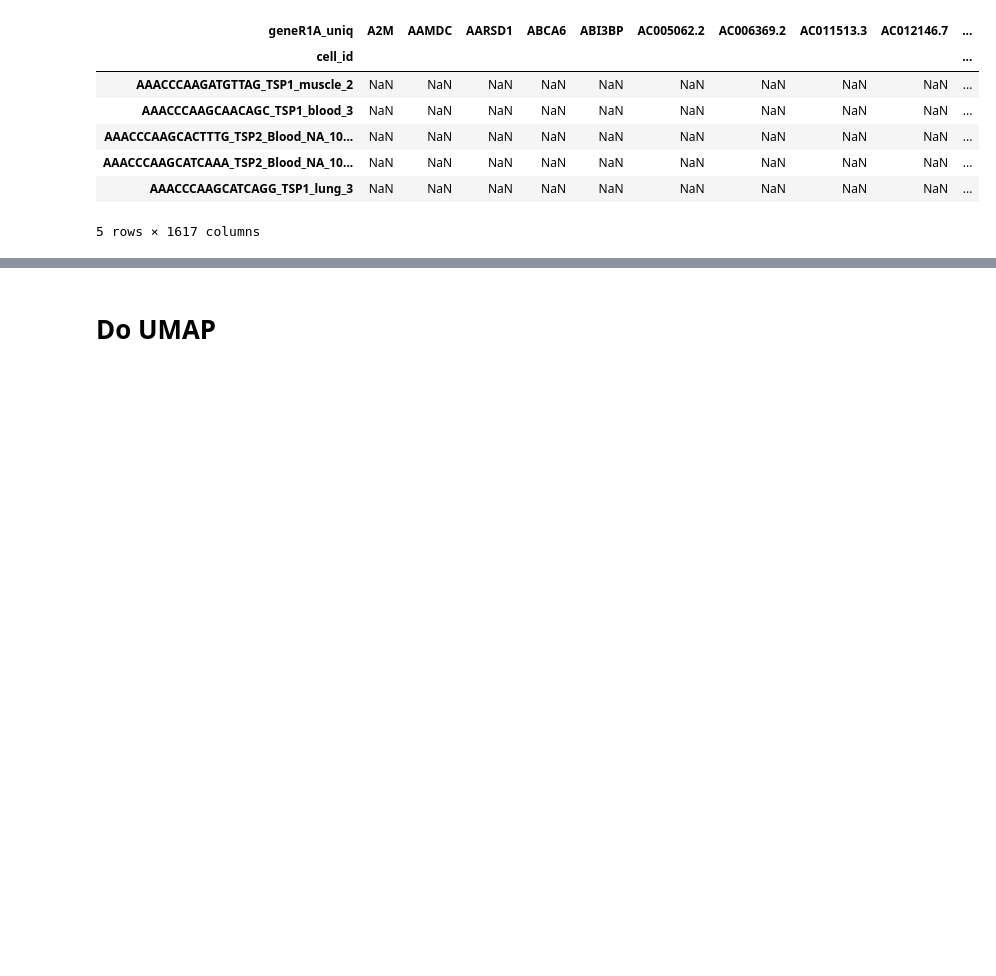
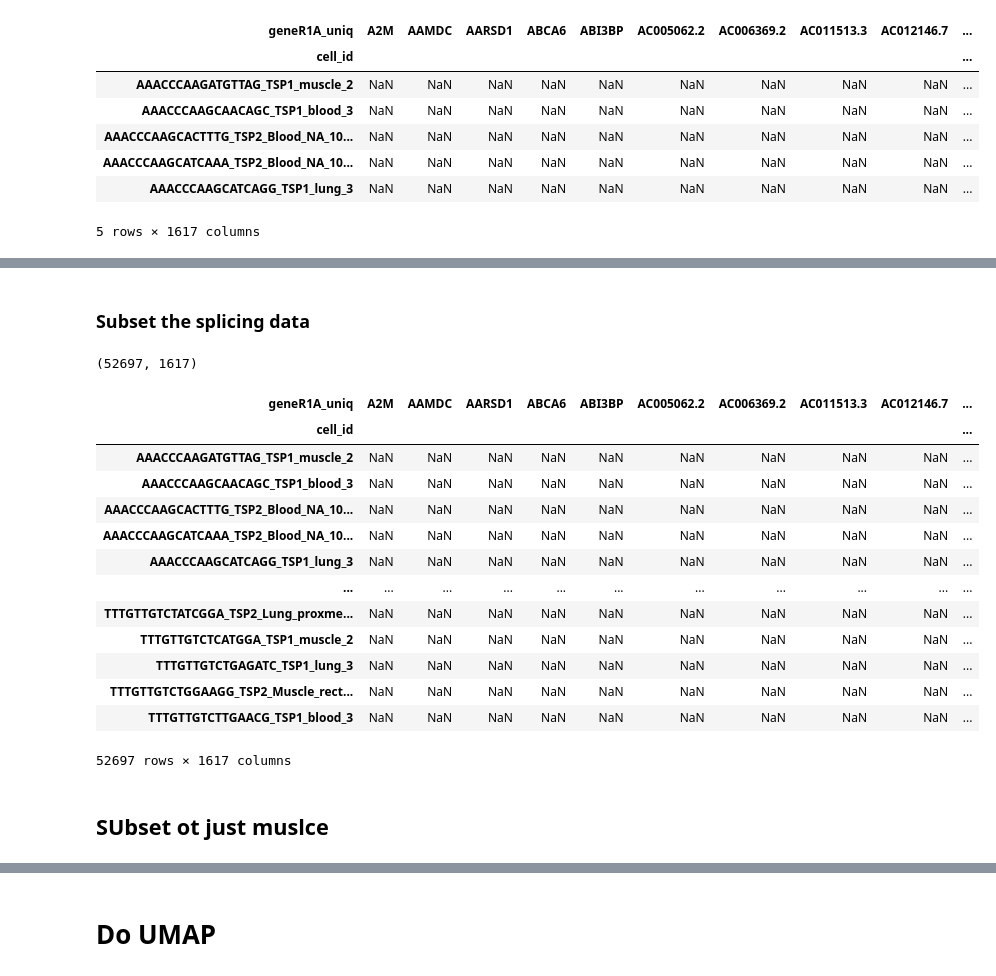
Before and after one commit to czbiohub-sf/tabula-sapiens, a Jupyter notebook: analysis-scripts/pilot1_pilot2/004_splicing_dists.ipynb, the cells around one changed output, grey strips where cells are left out. Drawn from its saved outputs; the diff is of its cells as text; code cells hidden in the pictures; blank space fills up the shorter version.

```diff
--- a/analysis-scripts/pilot1_pilot2/004_splicing_dists.ipynb
+++ b/analysis-scripts/pilot1_pilot2/004_splicing_dists.ipynb
@@ -70,5 +72,8 @@ drwxr-xr-x 3 olga czb 4.0K Oct 13 11:04 ..
 # %%
-h5ad = '/home/olga/Pilot1_Pilot2_filtered_ensembl_id_Aug5.ss2_norm.ann.compartment.allgenes.h5ad'
-adata = sc.read(h5ad)
+# h5ad = '/home/olga/Pilot1_Pilot2_filtered_ensembl_id_Aug5.ss2_norm.ann.compartment.allgenes.h5ad'
+
+# Newest, freshest data
+h5ad2 = '/home/olga/data_sm/tabula-sapiens/data-objects/Pilot1_Pilot2.decontX.h5ad'
+adata = sc.read(h5ad2)
 adata
 # %% [output]
@@ -101,0 +89,4 @@ Name: tissue, dtype: int64
+# %%
+adata_10x = adata[adata.obs.method == "10X"]
+adata_10x.obs = adata_10x.obs.set_index('cell_id')
+adata_10x.obs.head()
@@ -123,0 +160,24 @@ View of AnnData object with n_obs × n_vars = 59367 × 58870
+# %% [markdown]
+### Subset the splicing data
+# %%
+splicing2d_common = splicing2d.loc[common_index]
+print(splicing2d_common.shape)
+splicing2d_common
+# %% [output]
+(52697, 1617)
+| geneR1A_uniq | A2M | AAMDC | AARSD1 | ABCA6 | ABI3BP | AC005062.2 | AC006369.2 | AC011513.3 | AC012146.7 | ... |
+| cell_id |  |  |  |  |  |  |  |  |  | ... |
+| AAACCCAAGATGTTAG_TSP1_muscle_2 | NaN | NaN | NaN | NaN | NaN | NaN | NaN | NaN | NaN | ... |
+| AAACCCAAGCAACAGC_TSP1_blood_3 | NaN | NaN | NaN | NaN | NaN | NaN | NaN | NaN | NaN | ... |
+| AAACCCAAGCACTTTG_TSP2_Blood_NA_10... | NaN | NaN | NaN | NaN | NaN | NaN | NaN | NaN | NaN | ... |
+| AAACCCAAGCATCAAA_TSP2_Blood_NA_10... | NaN | NaN | NaN | NaN | NaN | NaN | NaN | NaN | NaN | ... |
+| AAACCCAAGCATCAGG_TSP1_lung_3 | NaN | NaN | NaN | NaN | NaN | NaN | NaN | NaN | NaN | ... |
+| ... | ... | ... | ... | ... | ... | ... | ... | ... | ... | ... |
+| TTTGTTGTCTATCGGA_TSP2_Lung_proxme... | NaN | NaN | NaN | NaN | NaN | NaN | NaN | NaN | NaN | ... |
+| TTTGTTGTCTCATGGA_TSP1_muscle_2 | NaN | NaN | NaN | NaN | NaN | NaN | NaN | NaN | NaN | ... |
+| TTTGTTGTCTGAGATC_TSP1_lung_3 | NaN | NaN | NaN | NaN | NaN | NaN | NaN | NaN | NaN | ... |
+| TTTGTTGTCTGGAAGG_TSP2_Muscle_rect... | NaN | NaN | NaN | NaN | NaN | NaN | NaN | NaN | NaN | ... |
+| TTTGTTGTCTTGAACG_TSP1_blood_3 | NaN | NaN | NaN | NaN | NaN | NaN | NaN | NaN | NaN | ... |
+52697 rows × 1617 columns
+# %% [markdown]
+## SUbset ot just muslce
```
Also changed, not shown: parts of 60 cells of this notebook, 1 other file.
